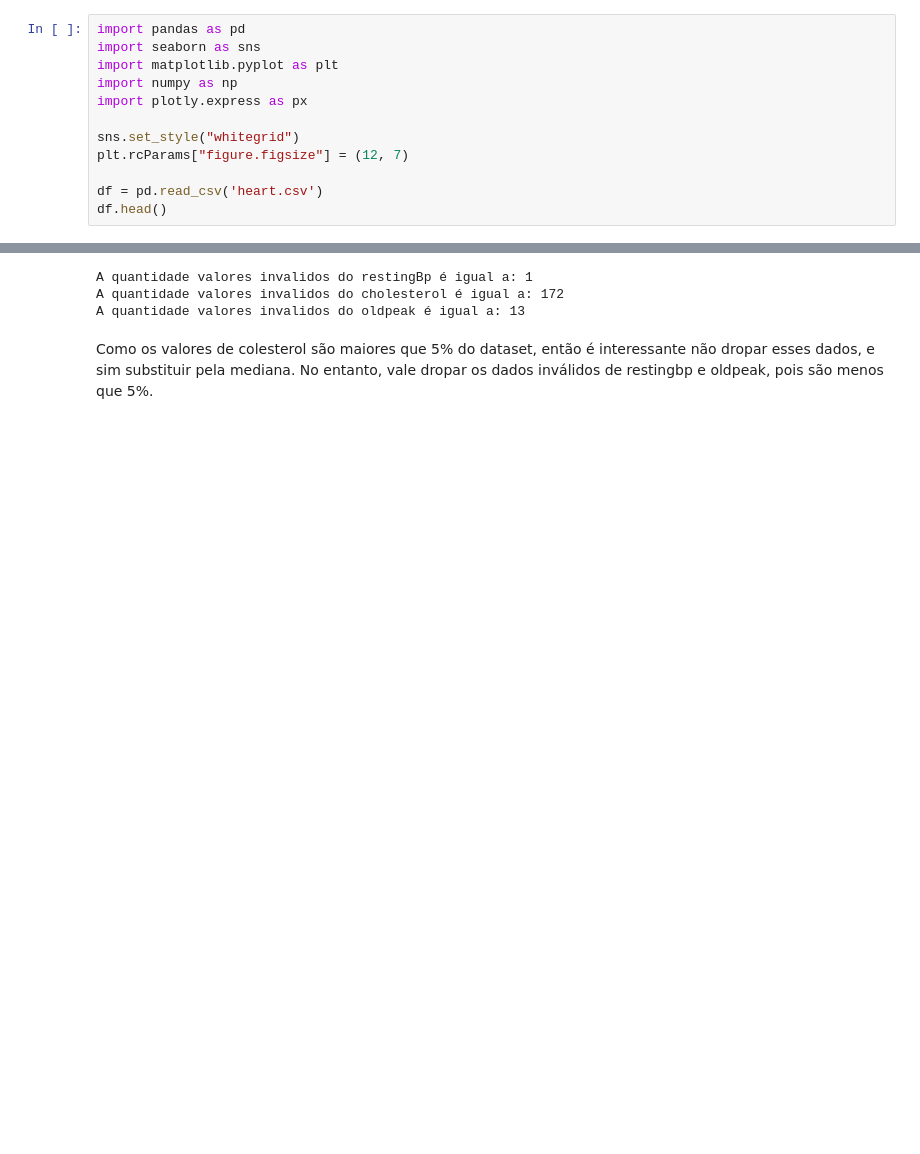
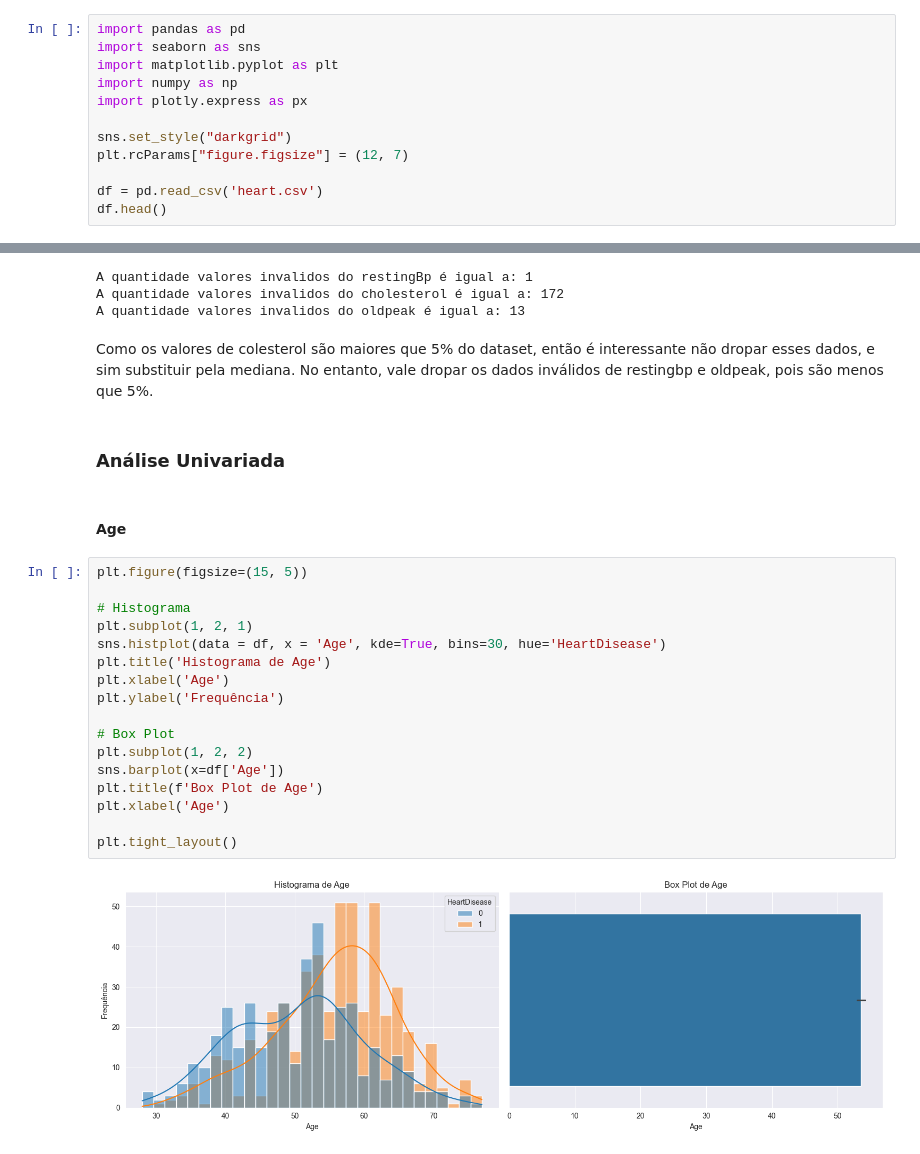
Before and after one commit to hugoobotelho/Heart-Failure-Prediction, a Jupyter notebook: Heart_Failure_Prediction.ipynb, the cells around one changed output, grey strips where cells are left out. Saved outputs shown, nothing was run; the diff lists cells and outputs as text; blank space fills up the shorter version.

Commit message:
feat: análise univariada e distribuição das variáveis categóricas

```diff
--- a/Heart_Failure_Prediction.ipynb
+++ b/Heart_Failure_Prediction.ipynb
@@ -38,7 +38,7 @@ import matplotlib.pyplot as plt
 import numpy as np
 import plotly.express as px
 
-sns.set_style("whitegrid")
+sns.set_style("darkgrid")
 plt.rcParams["figure.figsize"] = (12, 7)
 
 df = pd.read_csv('heart.csv')
@@ -188,3 +188,26 @@ A quantidade valores invalidos do cholesterol é igual a: 172
 A quantidade valores invalidos do oldpeak é igual a: 13
 # %% [markdown]
 Como os valores de colesterol são maiores que 5% do dataset, então é interessante não dropar esses dados, e sim substituir pela mediana. No entanto, vale dropar os dados inválidos de restingbp e oldpeak, pois são menos que 5%.
+# %% [markdown]
+### Análise Univariada
+# %% [markdown]
+#### Age
+# %%
+plt.figure(figsize=(15, 5))
+
+# Histograma
+plt.subplot(1, 2, 1)
+sns.histplot(data = df, x = 'Age', kde=True, bins=30, hue='HeartDisease')
+plt.title('Histograma de Age')
+plt.xlabel('Age')
+plt.ylabel('Frequência')
+
+# Box Plot
+plt.subplot(1, 2, 2)
+sns.barplot(x=df['Age'])
+plt.title(f'Box Plot de Age')
+plt.xlabel('Age')
+
+plt.tight_layout()
+# %% [output]
+[figure, added]
```
Also changed, not shown: parts of 11 cells of this notebook.
